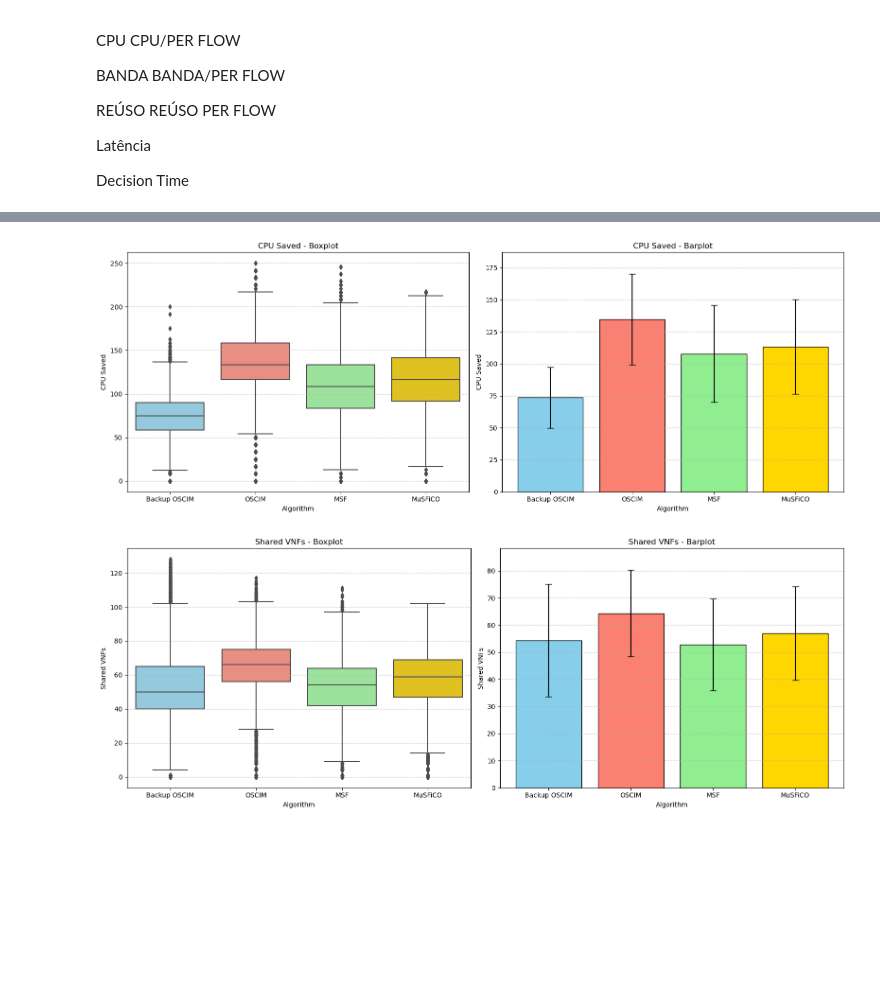
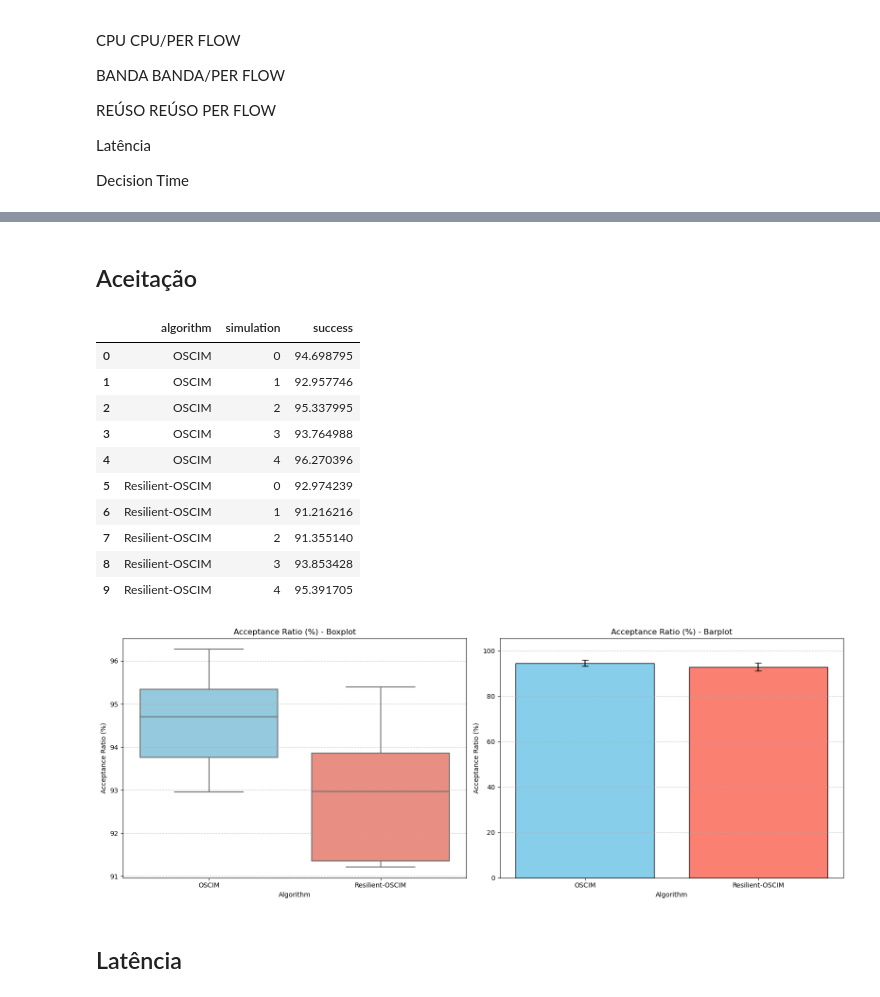
Before and after one commit to FialhoSJ/multi-user-sfc, a Jupyter notebook: plots/2024/muar_and_resilience.ipynb, the cells around one changed output, grey strips where cells are left out. Drawn from its saved outputs; the diff is of its cells as text; code cells hidden in the pictures; blank space fills up the shorter version.

```diff
--- a/plots/2024/muar_and_resilience.ipynb
+++ b/plots/2024/muar_and_resilience.ipynb
@@ -487,0 +465,3 @@ concatenate_simulation_data
+# %%
+concatenate_simulation_data['success'] = concatenate_simulation_data['success'].map({True: 1, False: 0})
+concatenate_simulation_data
@@ -491,16 +486,17 @@ concatenate_simulation_data
 - BANDA
 - decision_time_ms
 # %%
-consume_metrics = concatenate_simulation_data[['cpu_utilization', 'bandwidth_utilization','cpu_saved','shared_vnfs','simulation','decision_time_ms','algorithm']]
+consume_metrics = concatenate_simulation_data[['cpu_utilization', 'bandwidth_utilization','cache_utilization','cpu_saved','shared_vnfs','simulation','decision_time_ms','algorithm']]
 
 df_consume_metrics = consume_metrics.groupby(['algorithm','simulation']).mean().reset_index()
 
 # Lista de métricas e seus títulos correspondentes
 metrics = [
     ('cpu_utilization', 'CPU Utilization (%)'),
+    ('cache_utilization', 'Cache Utilization (%)'),
     ('bandwidth_utilization', 'Bandwidth Utilization (%)'),
-    ('decision_time_ms',' Decision Time (ms)')
-]
+
+    ]
 
 # Loop para gerar gráficos para cada métrica
 for metric, title in metrics:
@@ -531,16 +510,0 @@ consume_metrics
-# %%
-import pandas as pd
-
-# Supondo que o DataFrame original seja chamado 'concatenate_simulation_data' e contenha as colunas 'sfc_id' e 'algorithm'
-# Criar uma função que verifica se a SFC é de backup
-def is_backup(row):
-    session_number = int(row['sfc_id'].split('_')[-1])  # Obtém o número da sessão
-    algorithm_is_backup = row['algorithm'].startswith('Backup')  # Verifica se o algoritmo começa com 'Backup'
-    return session_number % 2 == 0 and algorithm_is_backup  # True se a sessão for par e o algoritmo for de backup
-
-# Aplicar a função para criar a nova coluna 'backup_sfc'
-concatenate_simulation_data['backup_sfc'] = concatenate_simulation_data.apply(is_backup, axis=1)
-
-# Filtrar para selecionar apenas as SFCs que não são de backup
-non_backup_sfcs = concatenate_simulation_data[~concatenate_simulation_data['backup_sfc']]
-consume_metrics = non_backup_sfcs[['cpu_saved','shared_vnfs','simulation','algorithm']]
@@ -565,16 +511,35 @@ df_consume_metrics
+# %% [markdown]
+## Aceitação
+# %%
+acceptance = concatenate_simulation_data[['success','algorithm','simulation']]
+acceptance.dropna(inplace=True)
+acceptance = acceptance.groupby(['algorithm','simulation']).mean().reset_index()
+acceptance['success'] = acceptance['success'] * 100
+# %%
+acceptance
+# %% [output]
+|  | algorithm | simulation | success |
+| 0 | OSCIM | 0 | 94.698795 |
+| 1 | OSCIM | 1 | 92.957746 |
+| 2 | OSCIM | 2 | 95.337995 |
+| 3 | OSCIM | 3 | 93.764988 |
+| 4 | OSCIM | 4 | 96.270396 |
+| 5 | Resilient-OSCIM | 0 | 92.974239 |
+| 6 | Resilient-OSCIM | 1 | 91.216216 |
+| 7 | Resilient-OSCIM | 2 | 91.355140 |
+| 8 | Resilient-OSCIM | 3 | 93.853428 |
+| 9 | Resilient-OSCIM | 4 | 95.391705 |
 # %%
 # Lista de métricas e seus títulos correspondentes
-metrics = [
-    ('cpu_saved', 'CPU Saved'),
-    ('shared_vnfs', 'Shared VNFs')
-]
+metrics = [('success', 'Acceptance Ratio (%)')]
 
 # Loop para gerar gráficos para cada métrica
 for metric, title in metrics:
     boxplot_filename = f'{metric}_boxplot.pdf'
     barplot_filename = f'{metric}_barplot.pdf'
 
-    plot_metric_by_algorithm(non_backup_sfcs, metric, title, boxplot_filename, barplot_filename)
+    plot_metric_by_algorithm(acceptance, metric, title, boxplot_filename, barplot_filename)
 # %% [output]
-[figure, old version]
+[figure, new version]
-[figure, removed]
+# %% [markdown]
+## Latência
```
Also changed, not shown: parts of 28 cells of this notebook, 22 other files.
